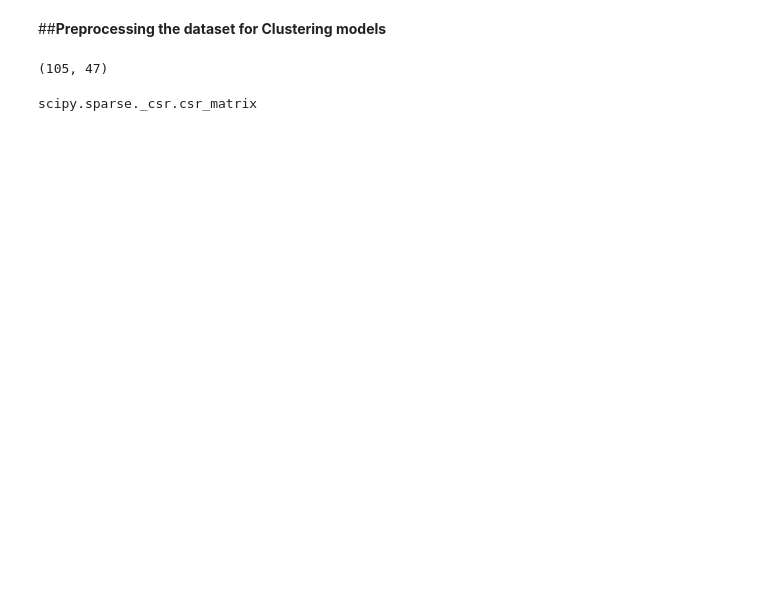
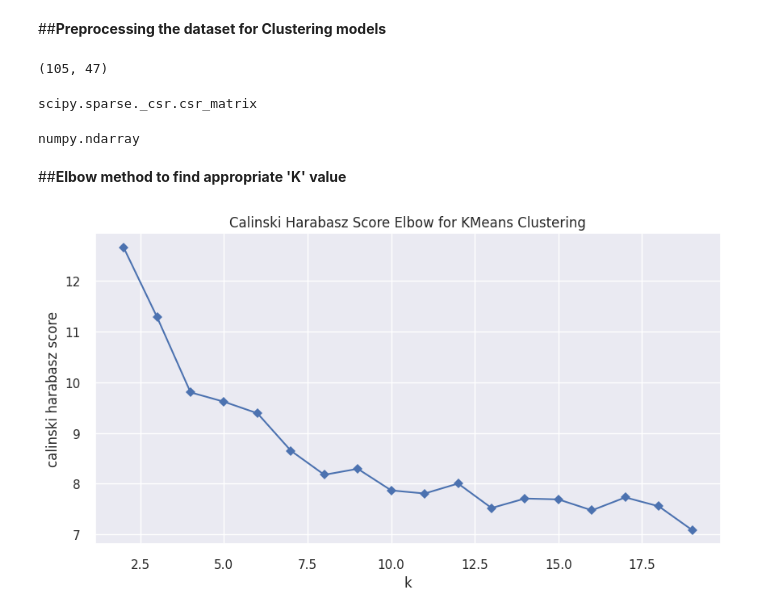
Before and after one commit to nehaa54/ZOMATO_RESTAURANT_CLUSTERING-, a Jupyter notebook: UNSUPERVISED_ML.ipynb, the cells around one changed output. Saved outputs shown, nothing was run; the diff lists cells and outputs as text; code cells hidden in the pictures; blank space fills up the shorter version.

```diff
--- a/UNSUPERVISED_ML.ipynb
+++ b/UNSUPERVISED_ML.ipynb
@@ -583,3 +583,12 @@ X.shape
 type(X)
 # %% [output]
 scipy.sparse._csr.csr_matrix
+# %%
+# Converting 'X' object to array
+X = X.toarray()
+# %%
+type(X)
+# %% [output]
+numpy.ndarray
+# %% [markdown]
+##**Elbow method to find appropriate 'K' value**
@@ -585,0 +597,15 @@ scipy.sparse._csr.csr_matrix
+# %%
+# Function to find appropriate 'K' value
+def KElbowvisualizer(metric):
+  model = KMeans(max_iter=300,random_state=0)
+  plt.figure(figsize=(10,5))
+  sns.set(font_scale = 1)
+  visualizer = KElbowVisualizer(model, k=(2,20),metric= metric, timings= False, locate_elbow= False)
+  # # Fit the data to the visualize
+  visualizer.fit(X)
+  visualizer.poof()
+# %%
+# KElbowvisualizer with metric as 'calinski_harabasz'
+KElbowvisualizer('calinski_harabasz')
+# %% [output]
+[figure, added]
```
Also changed, not shown: parts of 31 cells of this notebook.
